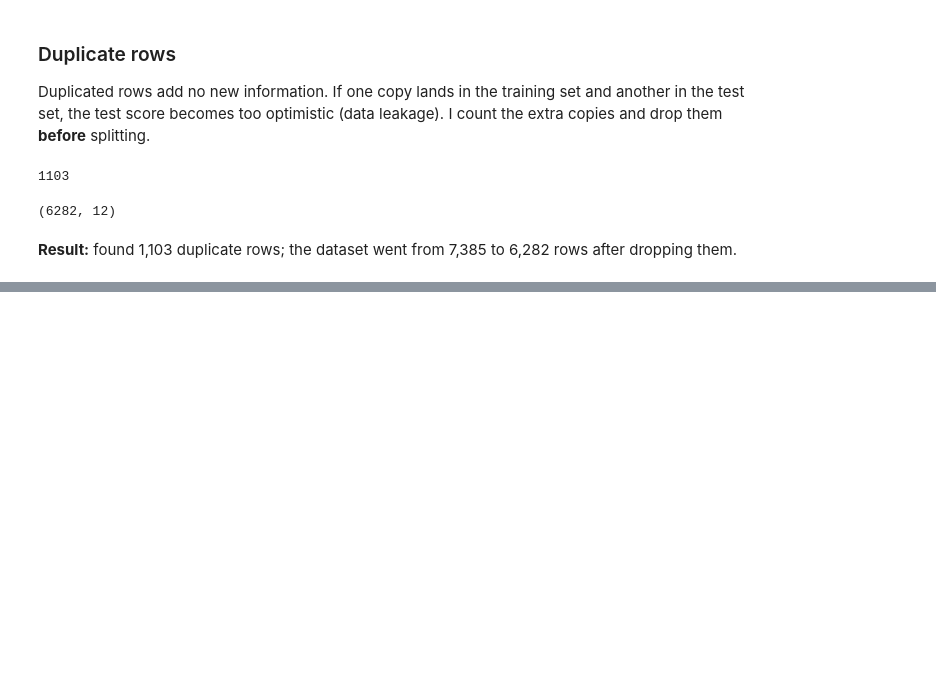
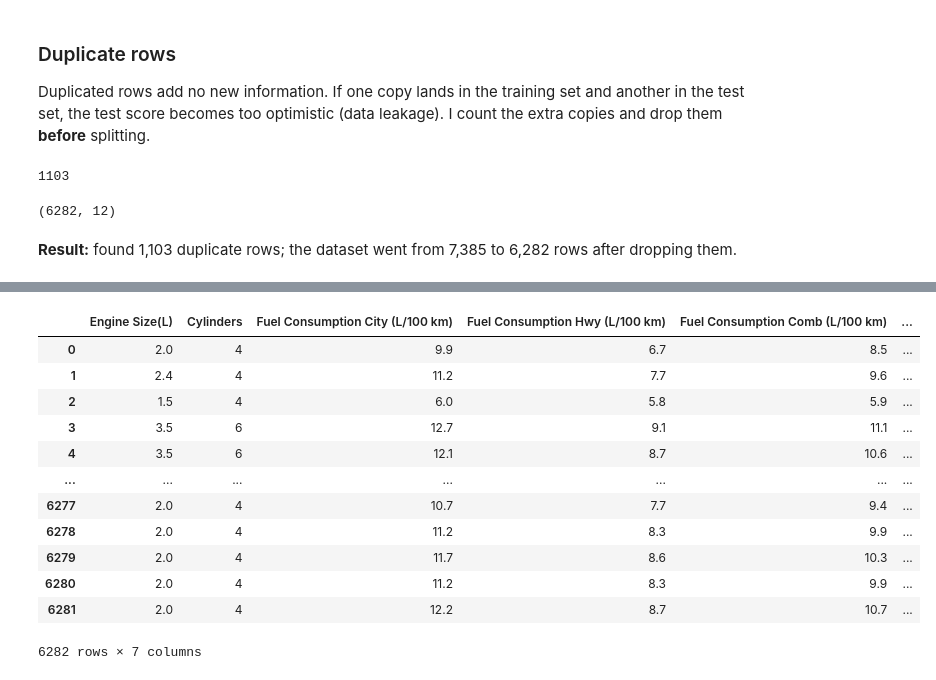
Before and after one commit to AliSadeghian2007/04-co2-emissions-backward-elimination, a Jupyter notebook: notebooks/notebook.ipynb, the cells around one changed output, grey strips where cells are left out. Drawn from its saved outputs; the diff is of its cells as text; code cells hidden in the pictures; blank space fills up the shorter version.

```diff
--- a/notebooks/notebook.ipynb
+++ b/notebooks/notebook.ipynb
@@ -93,0 +108,17 @@ print(dataset.shape)
+# %%
+dataset=dataset[['Engine Size(L)','Cylinders','Fuel Consumption City (L/100 km)','Fuel Consumption Hwy (L/100 km)','Fuel Consumption Comb (L/100 km)','Fuel Type','CO2 Emissions(g/km)']]
+dataset
+# %% [output]
+|  | Engine Size(L) | Cylinders | Fuel Consumption City (L/100 km) | Fuel Consumption Hwy (L/100 km) | Fuel Consumption Comb (L/100 km) | ... |
+| 0 | 2.0 | 4 | 9.9 | 6.7 | 8.5 | ... |
+| 1 | 2.4 | 4 | 11.2 | 7.7 | 9.6 | ... |
+| 2 | 1.5 | 4 | 6.0 | 5.8 | 5.9 | ... |
+| 3 | 3.5 | 6 | 12.7 | 9.1 | 11.1 | ... |
+| 4 | 3.5 | 6 | 12.1 | 8.7 | 10.6 | ... |
+| ... | ... | ... | ... | ... | ... | ... |
+| 6277 | 2.0 | 4 | 10.7 | 7.7 | 9.4 | ... |
+| 6278 | 2.0 | 4 | 11.2 | 8.3 | 9.9 | ... |
+| 6279 | 2.0 | 4 | 11.7 | 8.6 | 10.3 | ... |
+| 6280 | 2.0 | 4 | 11.2 | 8.3 | 9.9 | ... |
+| 6281 | 2.0 | 4 | 12.2 | 8.7 | 10.7 | ... |
+6282 rows × 7 columns
```
Also changed, not shown: parts of 6 cells of this notebook.
